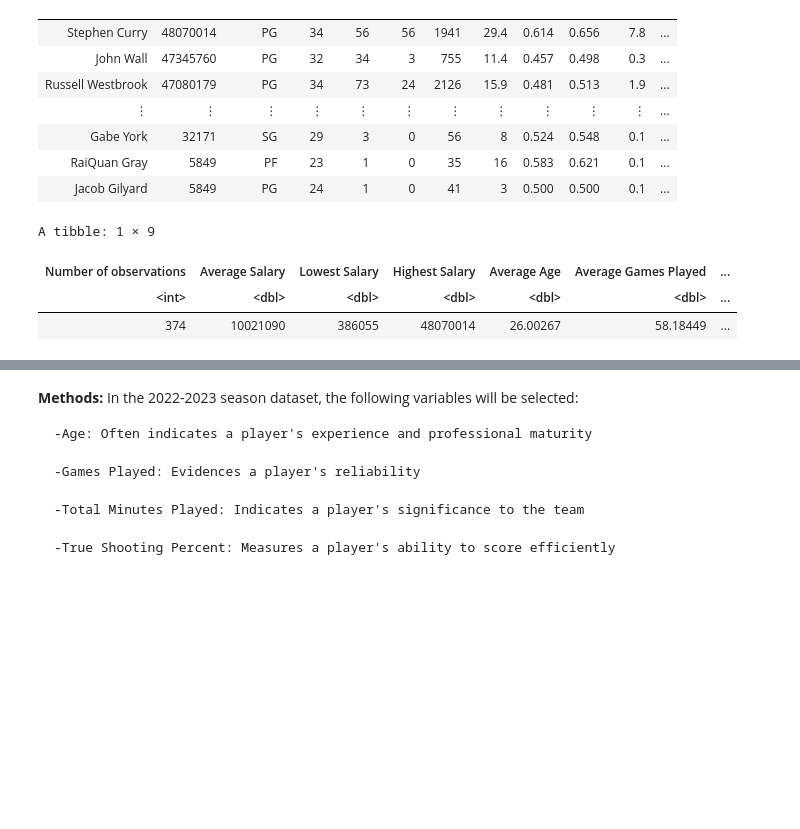
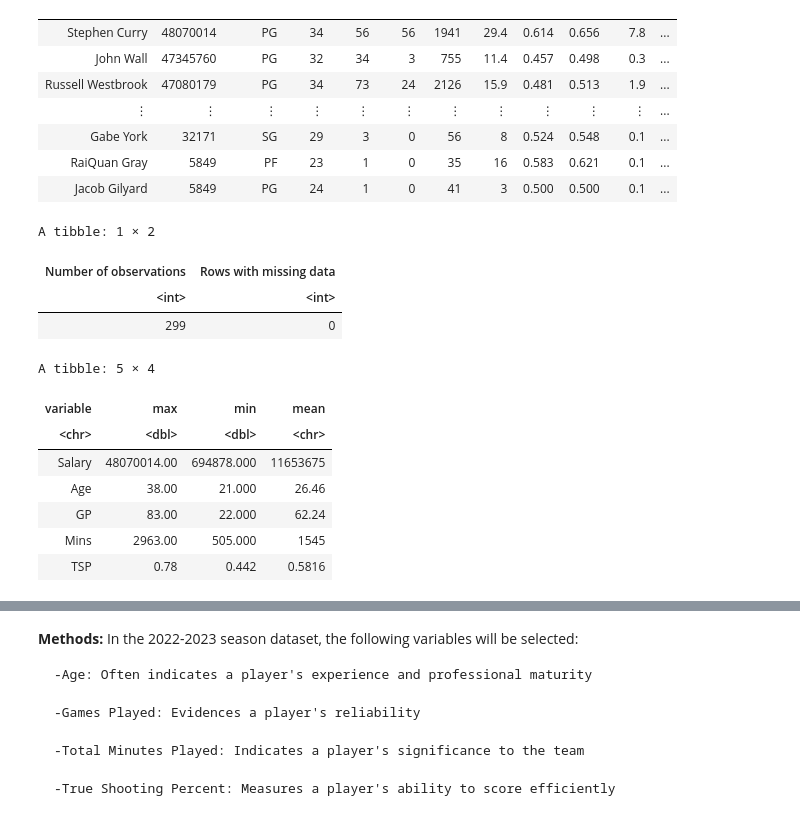
Before and after one commit to Kotaro16/DSCI_100_Group_Project, a Jupyter notebook: nba_22_23_proposal.ipynb, the cells around one changed output, grey strips where cells are left out. Saved outputs shown, nothing was run; the diff lists cells and outputs as text; code cells hidden in the pictures; blank space fills up the shorter version.

Commit message:
Filtered more and made new viz
Filtered more players since I believe that there is bias if we add all players. Made more visualisations as well.

```diff
--- a/nba_22_23_proposal.ipynb
+++ b/nba_22_23_proposal.ipynb
@@ -74,26 +74,45 @@ A tibble: 467 × 12
 | RaiQuan Gray | 5849 | PF | 23 | 1 | 0 | 35 | 16 | 0.583 | 0.621 | 0.1 | ... |
 | Jacob Gilyard | 5849 | PG | 24 | 1 | 0 | 41 | 3 | 0.500 | 0.500 | 0.1 | ... |
 # %%
-nba_filtered <- filter(nba_selected, GP>20)
+nba_filtered <- filter(nba_selected, GP>20,Age>20,Mins>500)
 #Filtered out players with less than 20 games as we believe it will be biased to include players who played
-#less than 1/4 of the season. Less GP might be lack of talent or injury. We wanted to elminate the
-#possibility of injured players affecting our result.
+#less than 1/4 of the season. Less GP might be lack of talent or injury. Similarly, we filtered out players
+#with less than 500 mins of playing time due to similar reasoning.
+#(82 games in a season * 1/4 * 48mins a game * 1/2)
+#We wanted to elminate the possibility of injured players affecting our result.
+
+#Eliminate Age under 20 since we believe younger players get payed little whether if they are good
 # %%
 summarize(nba_filtered,
           "Number of observations" = nrow(nba_filtered),
-          "Average Salary" = mean(Salary, na.rm=TRUE),
-          "Lowest Salary" = min(Salary),
-          "Highest Salary" = max(Salary),
-         "Average Age" = mean(Age, na.rm=TRUE),
-         "Average Games Played" = mean(GP, na.rm=TRUE),
-         "Average Minutes Played" = mean(Mins, na.rm=TRUE),
-         "Average True Shooting %"=mean(TSP, na.rm=TRUE),
           "Rows with missing data"=sum(is.na(nba_filtered)))
+
+results_salary <- nba_filtered %>%
+    summarize(variable = "Salary", max = max(`Salary`),min = min(Salary),mean = formatC(mean(Salary),digits=8))
+results_age <- nba_filtered %>%
+    summarize(variable = "Age", max = max(`Age`),min = min(Age),mean = formatC(mean(`Age`),digits=4) )
+results_GP <- nba_filtered %>%
+    summarize(variable = "GP", max = max(`GP`),min = min(GP),mean = formatC(mean(`GP`),digits=4))
+results_mins <- nba_filtered %>%
+    summarize(variable = "Mins", max = max(`Mins`),min = min(Mins),mean = formatC(mean(`Mins`),digits=4))
+results_TSP <- nba_filtered %>%
+    summarize(variable = "TSP", max = max(`TSP`),min = min(TSP),mean = formatC(mean(`TSP`),digits=4))
+
+Summary_results <- rbind(results_salary,results_age,results_GP,results_mins,results_TSP)
+Summary_results
 # %% [output]
-A tibble: 1 × 9
+A tibble: 1 × 2
-| Number of observations | Average Salary | Lowest Salary | Highest Salary | Average Age | Average Games Played | ... |
-| <int> | <dbl> | <dbl> | <dbl> | <dbl> | <dbl> | ... |
-| 374 | 10021090 | 386055 | 48070014 | 26.00267 | 58.18449 | ... |
+| Number of observations | Rows with missing data |
+| <int> | <int> |
+| 299 | 0 |
+A tibble: 5 × 4
+| variable | max | min | mean |
+| <chr> | <dbl> | <dbl> | <chr> |
+| Salary | 48070014.00 | 694878.000 | 11653675 |
+| Age | 38.00 | 21.000 | 26.46 |
+| GP | 83.00 | 22.000 | 62.24 |
+| Mins | 2963.00 | 505.000 | 1545 |
+| TSP | 0.78 | 0.442 | 0.5816 |
 # %%
 nba_salary_hist<- ggplot(nba_filtered, aes(x=Salary))+
                 geom_histogram()+
```
Also changed, not shown: parts of 1 cell of this notebook.
